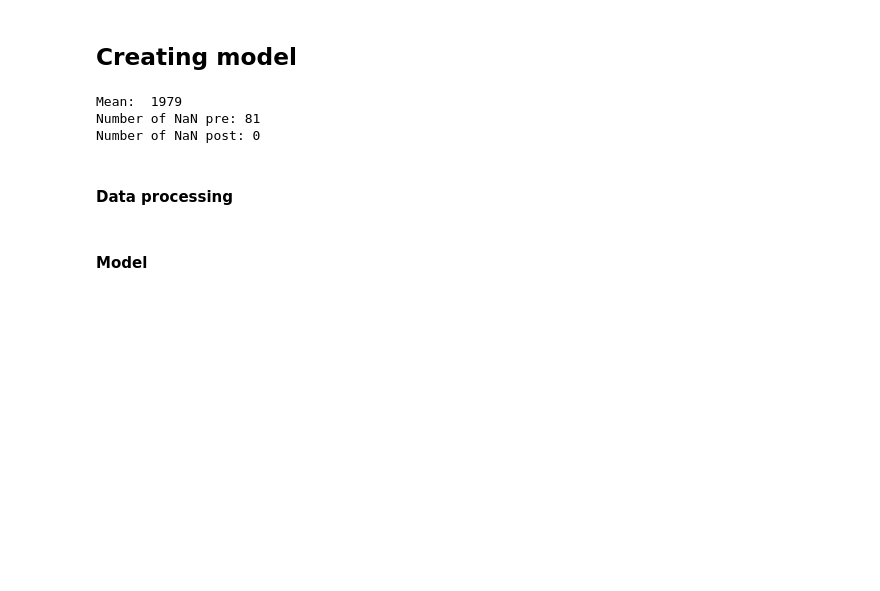
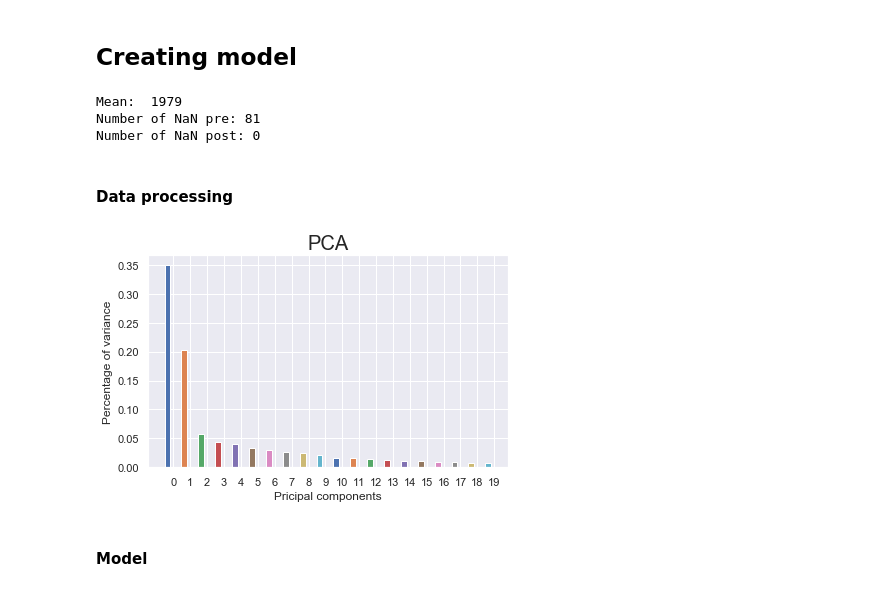
Before and after one commit to Flourish3/houseprices_kaggle, a Jupyter notebook: HousePrices.ipynb, the cells around one changed output. Cells and saved outputs as stored; diff of their text form; code cells hidden in the pictures; blank space fills up the shorter version.

```diff
--- a/HousePrices.ipynb
+++ b/HousePrices.ipynb
@@ -315,48 +317,88 @@ n_estimators = 500
 #### Data processing
 # %%
 #Pre processing of data
-def processData(dataset, featureList, trainSize=0.8, isTraining=True):
-    X_train = []
-    X_test  = []
-    y_train = []
-    y_test  = []
+#def processData(dataset, featureList, trainSize=0.8, isTraining=True):
+  #  X_train = []
+  #  X_test  = []
+  #  y_train = []
+    #y_test  = []
 
     # Split up data set
 
 
     # Assign X and y data
-    if "SalePrice" in dataset.columns:
-        y_train = dataset["SalePrice"]
-        X_train = dataset.drop("SalePrice", axis = 1)
-    X_train = dataset[featureList]
+if "SalePrice" in trainData.columns:
+    y_train = trainData["SalePrice"]
+    X_train = trainData.drop("SalePrice", axis = 1)
+X_train = trainData[featureList].copy()
 
-    scaler = StandardScaler().fit(X_train)
-    X_train_scaled = pd.DataFrame(scaler.transform(X_train), index=X_train.index.values, columns=X_train.columns.values)
-    #X_test_scaled  = pd.DataFrame(scaler.transform(X_test), index=X_test.index.values, columns=X_test.columns.values)
+# Convert to numerical values
+for f in featureList:
+    X_train[f] = X_train[f].astype('category')
+cat_columns = X_train.select_dtypes(['category']).columns
+X_train[cat_columns] = X_train[cat_columns].apply(lambda x: x.cat.codes)
 
-    pca = PCA()
-    pca.fit(X_train)
-    cpts = pd.DataFrame(pca.transform(X_train))
-    x_axis = np.arange(1, pca.n_components_+1)
-    pca_scaled = PCA()
-    pca_scaled.fit(X_train_scaled)
-    cpts_scaled = pd.DataFrame(pca.transform(X_train_scaled))
+# Scale the data
+scaler = StandardScaler().fit(X_train)
+X_train_scaled = pd.DataFrame(scaler.transform(X_train), index=X_train.index.values, columns=X_train.columns.values)
+#X_test_scaled  = pd.DataFrame(scaler.transform(X_test), index=X_test.index.values, columns=X_test.columns.values)
 
-    for f in featureList:
-        dataset[f] = dataset[f].astype('category')
-    cat_columns = dataset.select_dtypes(['category']).columns
-    dataset[cat_columns] = dataset[cat_columns].apply(lambda x: x.cat.codes)
+# Use Principle Component Analysis
+pca = PCA()
+pca.fit(X_train)
+cpts = pd.DataFrame(pca.transform(X_train))
+
+pcaList = pca.explained_variance_ratio_
+
+fig, ax = plt.subplots()
+ax.set_xlabel('Pricipal components')
+ax.set_ylabel('Percentage of variance')
+ax.set_title('PCA', fontsize=20)
+
+validPCAs = len(pcaList)
+validPCAs = 20
+bar_width = 0.35
+
+index = np.arange(validPCAs)
+
+ax.set_xticks(index + bar_width)
+ax.set_xticklabels(index)
+
+for i in range(validPCAs):
+    ax.bar(i, pcaList[i], bar_width)
+
+fig.tight_layout()
+plt.show()
+
+# pca = PCA(n_components=2)
+# principalComp = pca.fit_transform(X_train)
+# PCdf = pd.DataFrame(data=principalComp, columns= ['comp1', 'comp2'])
+# print(PCdf)
+
+
+
+#x_axis = np.arange(1, pca.n_components_+1)
+#pca_scaled = PCA()
+#pca_scaled.fit(X_train_scaled)
+#cpts_scaled = pd.DataFrame(pca.transform(X_train_scaled))
+
+#print(X_train_scaled)
+
 
     #Example of how to convert categories to numerical
     #for dataset in combine:
     #   dataset['Sex'] = dataset['Sex'].map( {'female': 1, 'male': 0} ).astype(int)
 
 
 
 
-    return X_train, X_test, y_train, y_test
+    #return X_train, X_test, y_train, y_test
 
-X_train, X_test, y_train, y_test = processData(trainData, importantFeatures)
+#X_train, X_test, y_train, y_test = processData(trainData, importantFeatures)
+
+#X_train
+# %% [output]
+[figure, added]
 # %% [markdown]
 #### Model
 # %%
```
Also changed, not shown: parts of 8 cells of this notebook.
